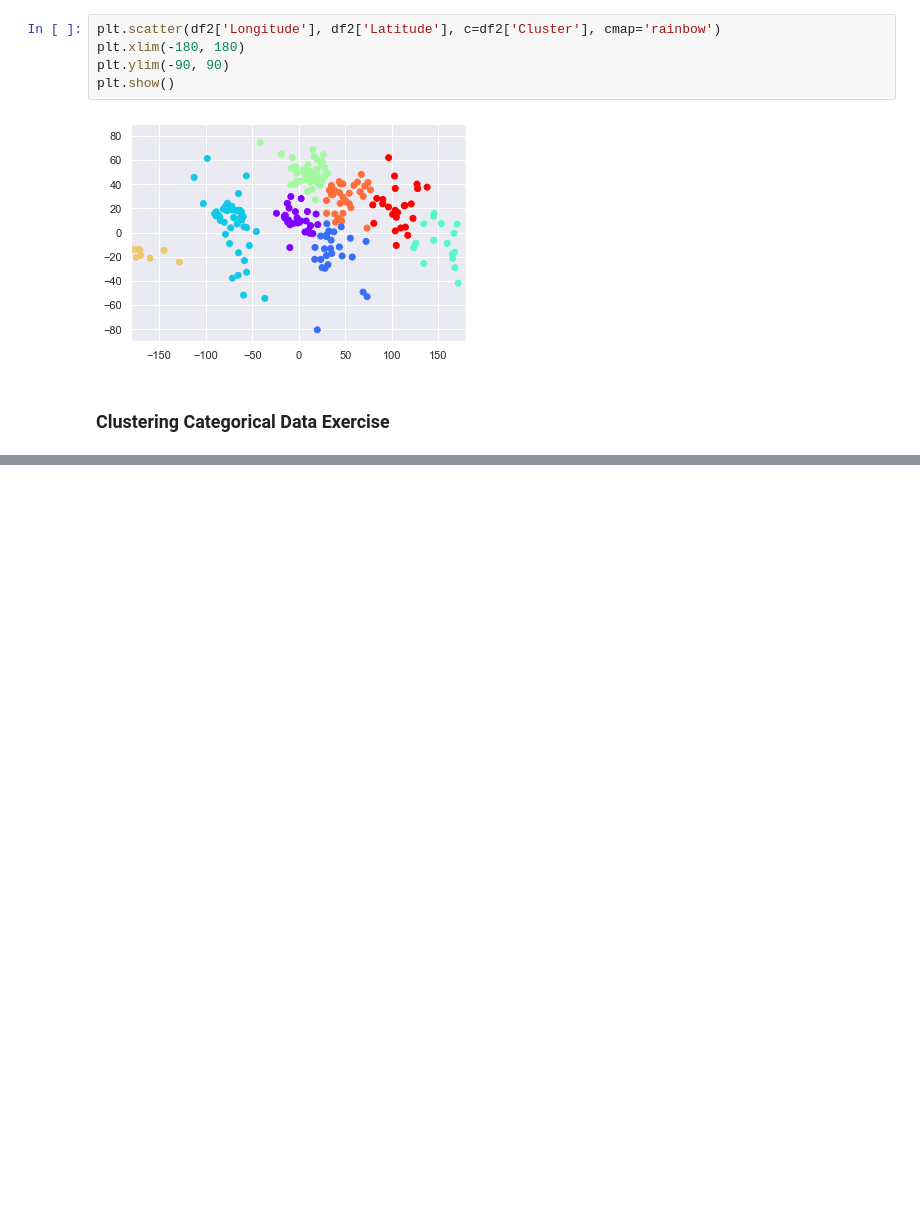
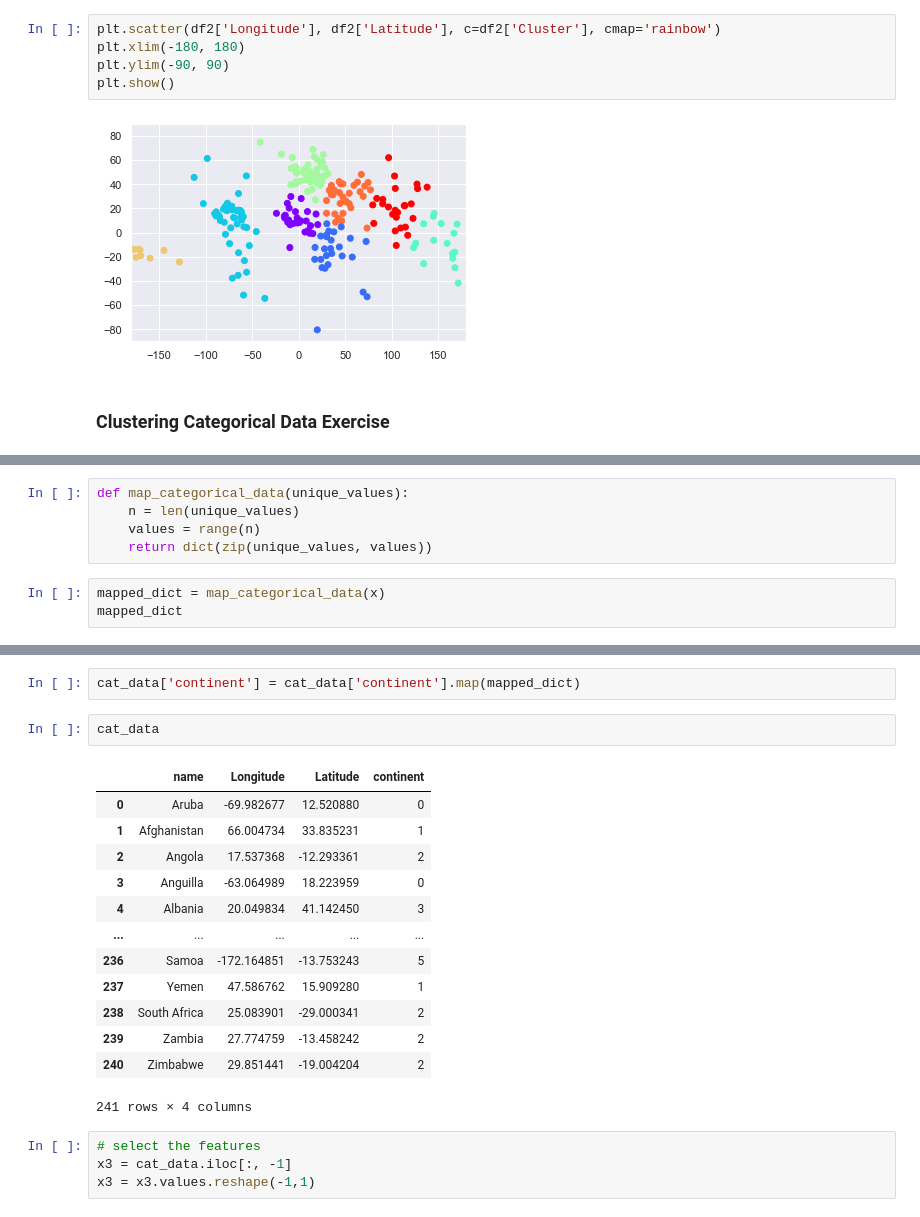
Before and after one commit to pbeata/DSc-Training, a Jupyter notebook: 02-Udemy-DS-Bootcamp/S5-Advanced-Stats/clustering.ipynb, the cells around one changed output, grey strips where cells are left out. Cells and saved outputs as stored; diff of their text form; blank space fills up the shorter version.

```diff
--- a/02-Udemy-DS-Bootcamp/S5-Advanced-Stats/clustering.ipynb
+++ b/02-Udemy-DS-Bootcamp/S5-Advanced-Stats/clustering.ipynb
@@ -180,0 +217,8 @@ plt.show()
+# %%
+def map_categorical_data(unique_values):
+    n = len(unique_values)
+    values = range(n)
+    return dict(zip(unique_values, values))
+# %%
+mapped_dict = map_categorical_data(x)
+mapped_dict
@@ -180,0 +258,22 @@ plt.show()
+# %%
+cat_data['continent'] = cat_data['continent'].map(mapped_dict)
+# %%
+cat_data
+# %% [output]
+|  | name | Longitude | Latitude | continent |
+| 0 | Aruba | -69.982677 | 12.520880 | 0 |
+| 1 | Afghanistan | 66.004734 | 33.835231 | 1 |
+| 2 | Angola | 17.537368 | -12.293361 | 2 |
+| 3 | Anguilla | -63.064989 | 18.223959 | 0 |
+| 4 | Albania | 20.049834 | 41.142450 | 3 |
+| ... | ... | ... | ... | ... |
+| 236 | Samoa | -172.164851 | -13.753243 | 5 |
+| 237 | Yemen | 47.586762 | 15.909280 | 1 |
+| 238 | South Africa | 25.083901 | -29.000341 | 2 |
+| 239 | Zambia | 27.774759 | -13.458242 | 2 |
+| 240 | Zimbabwe | 29.851441 | -19.004204 | 2 |
+241 rows × 4 columns
+# %%
+# select the features
+x3 = cat_data.iloc[:, -1]
+x3 = x3.values.reshape(-1,1)
```
Also changed, not shown: parts of 12 cells of this notebook, 1 other file.
